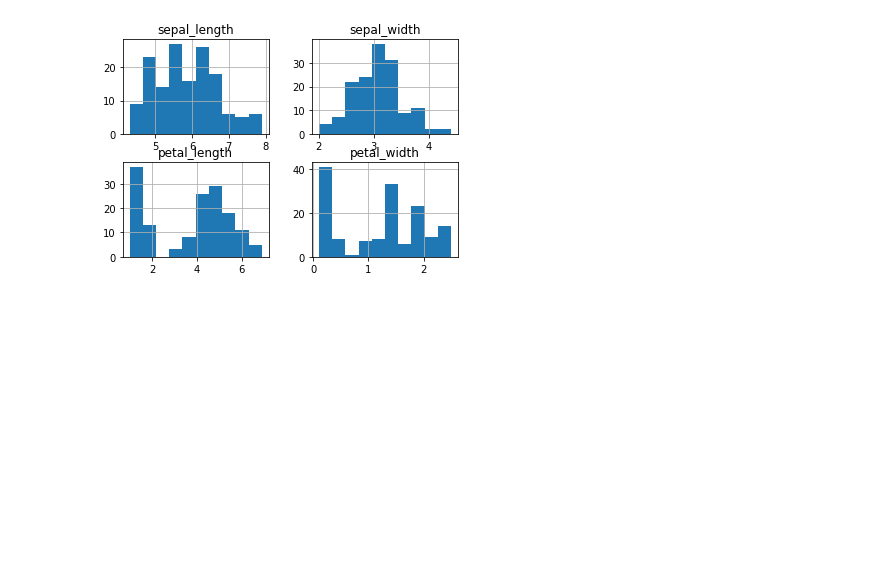
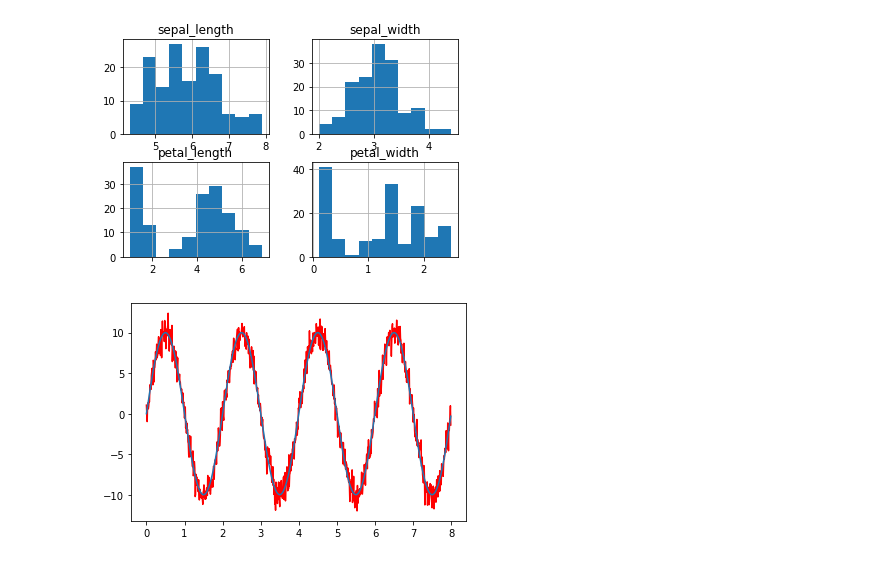
Before and after one commit to MapsaBootCamp/ML2, a Jupyter notebook: ML_Libs/matplotlib_section.ipynb, the cells around one changed output. Cells and saved outputs as stored; diff of their text form; code cells hidden in the pictures; blank space fills up the shorter version.

```diff
--- a/ML_Libs/matplotlib_section.ipynb
+++ b/ML_Libs/matplotlib_section.ipynb
@@ -382,3 +383,12 @@ array([[<AxesSubplot:title={'center':'sepal_length'}>,
        [<AxesSubplot:title={'center':'petal_length'}>,
         <AxesSubplot:title={'center':'petal_width'}>]], dtype=object)
 [figure]
+# %%
+X = np.arange(0, 8, 0.01)
+y = 10 * np.sin(np.pi * X)
+white_noise = np.random.randn(len(y))
+plt.plot(X, y + white_noise, color="r")
+plt.plot(X, y)
+plt.show()
+# %% [output]
+[figure, added]
```
Also changed, not shown: parts of 5 cells of this notebook, 1 other file.
